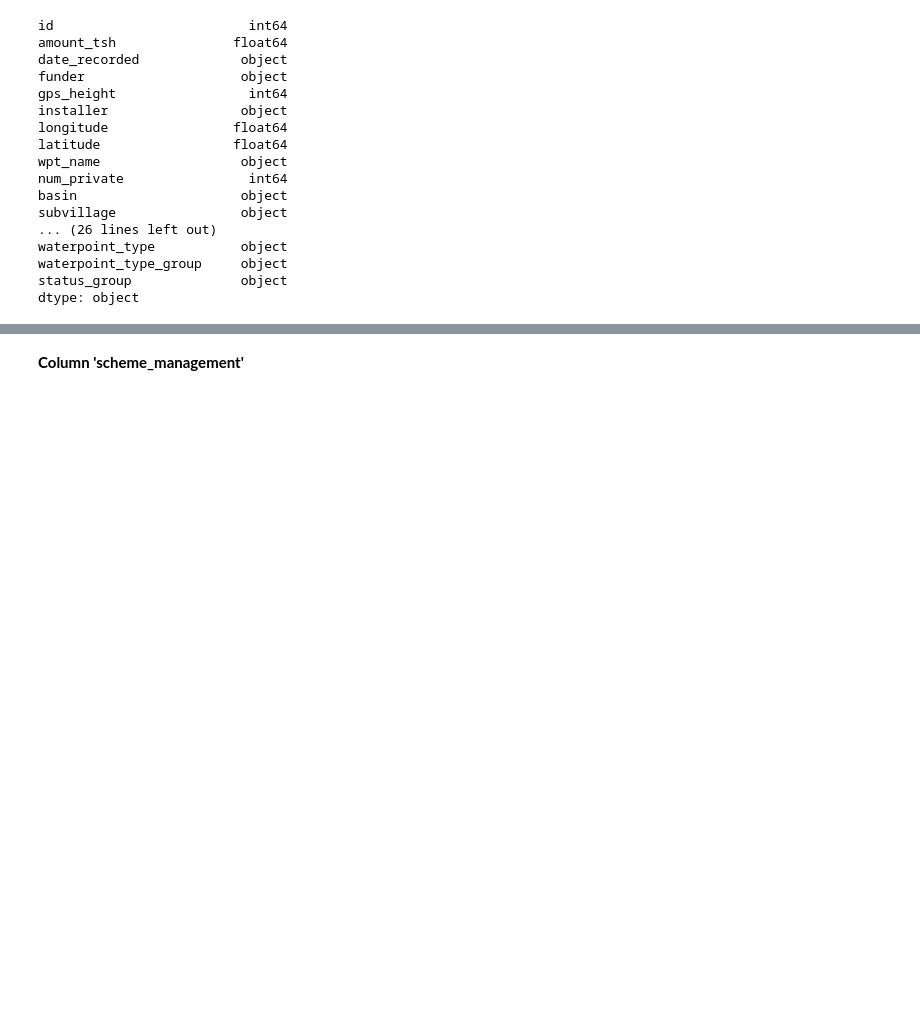
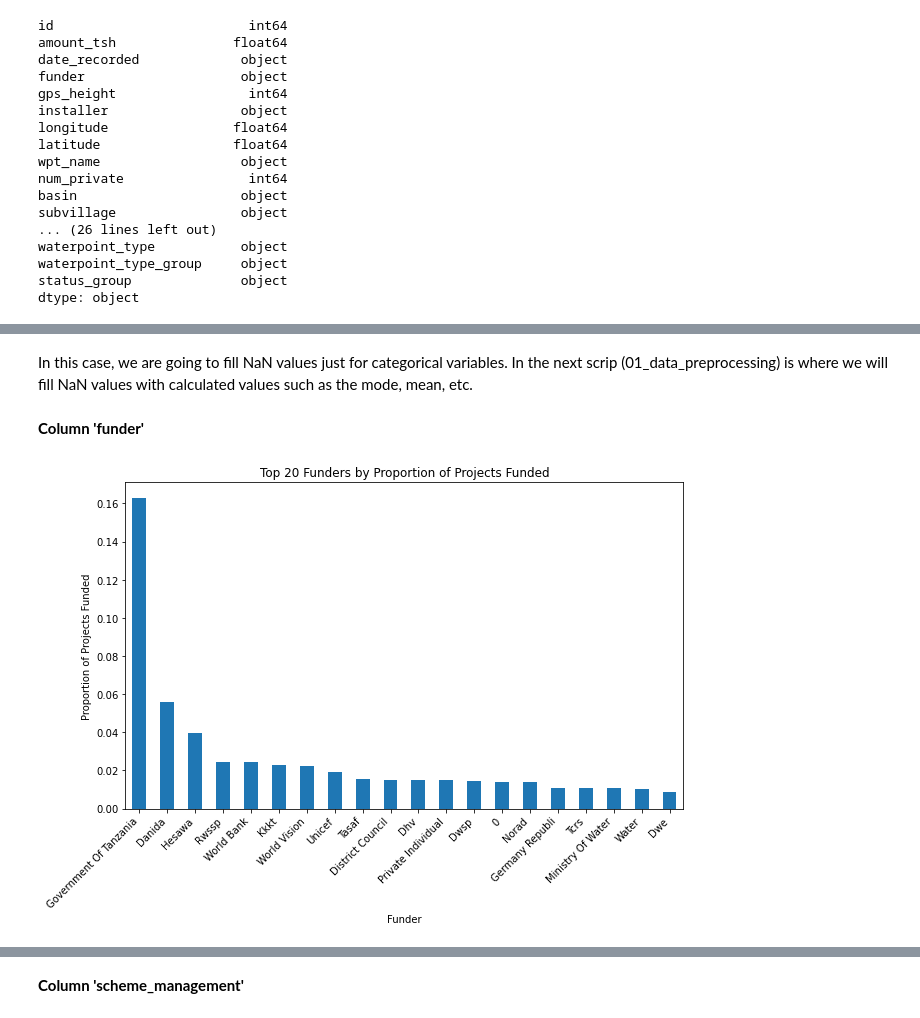
Before and after one commit to mbarriola96/Predicting_faulty_pumps, a Jupyter notebook: notebooks/00_data_understanding.ipynb, the cells around one changed output, grey strips where cells are left out. Cells and saved outputs as stored; diff of their text form; code cells hidden in the pictures; blank space fills up the shorter version.

```diff
--- a/notebooks/00_data_understanding.ipynb
+++ b/notebooks/00_data_understanding.ipynb
@@ -408,0 +432,24 @@ dtype: object
+# %% [markdown]
+In this case, we are going to fill NaN values just for categorical variables. In the next scrip (01_data_preprocessing) is where we will fill NaN values with calculated values such as the mode, mean, etc.
+# %% [markdown]
+**Column 'funder'**
+# %%
+# Calculate value counts and then the proportions
+funder_value_counts = df_train_merge['funder'].value_counts(normalize=True)
+
+# Create a bar plot
+plt.figure(figsize=(10,6))  # Sets the size of the figure
+funder_value_counts.head(20).plot(kind='bar')  # Display the top 20 funders for readability
+
+# Set the title and labels
+plt.title('Top 20 Funders by Proportion of Projects Funded')
+plt.xlabel('Funder')
+plt.ylabel('Proportion of Projects Funded')
+
+# Rotate x-axis labels for better readability if needed
+plt.xticks(rotation=45, ha='right')
+
+# Show the plot
+plt.show()
+# %% [output]
+[figure, added]
```
Also changed, not shown: parts of 27 cells of this notebook, 11 other files.
